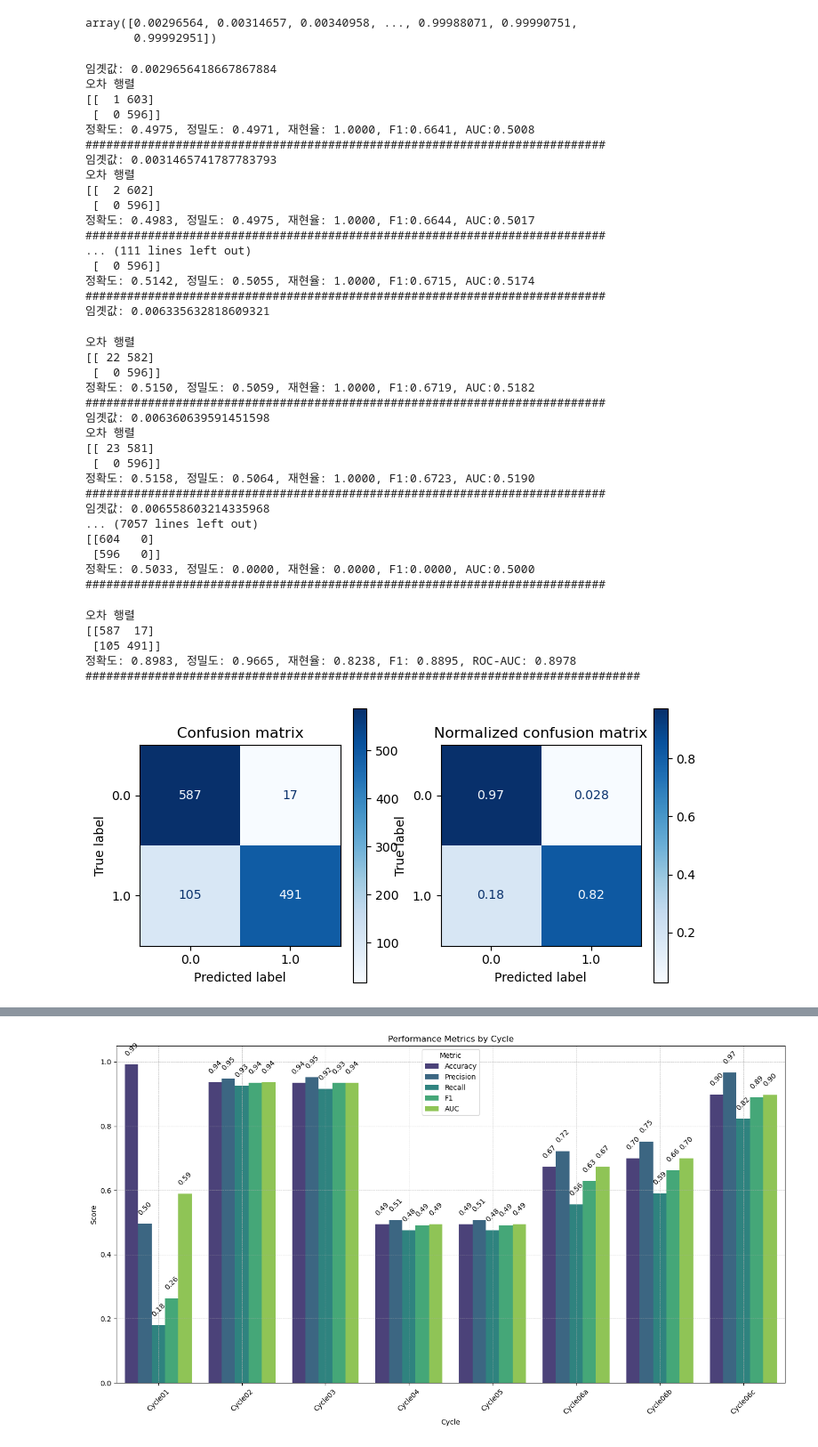
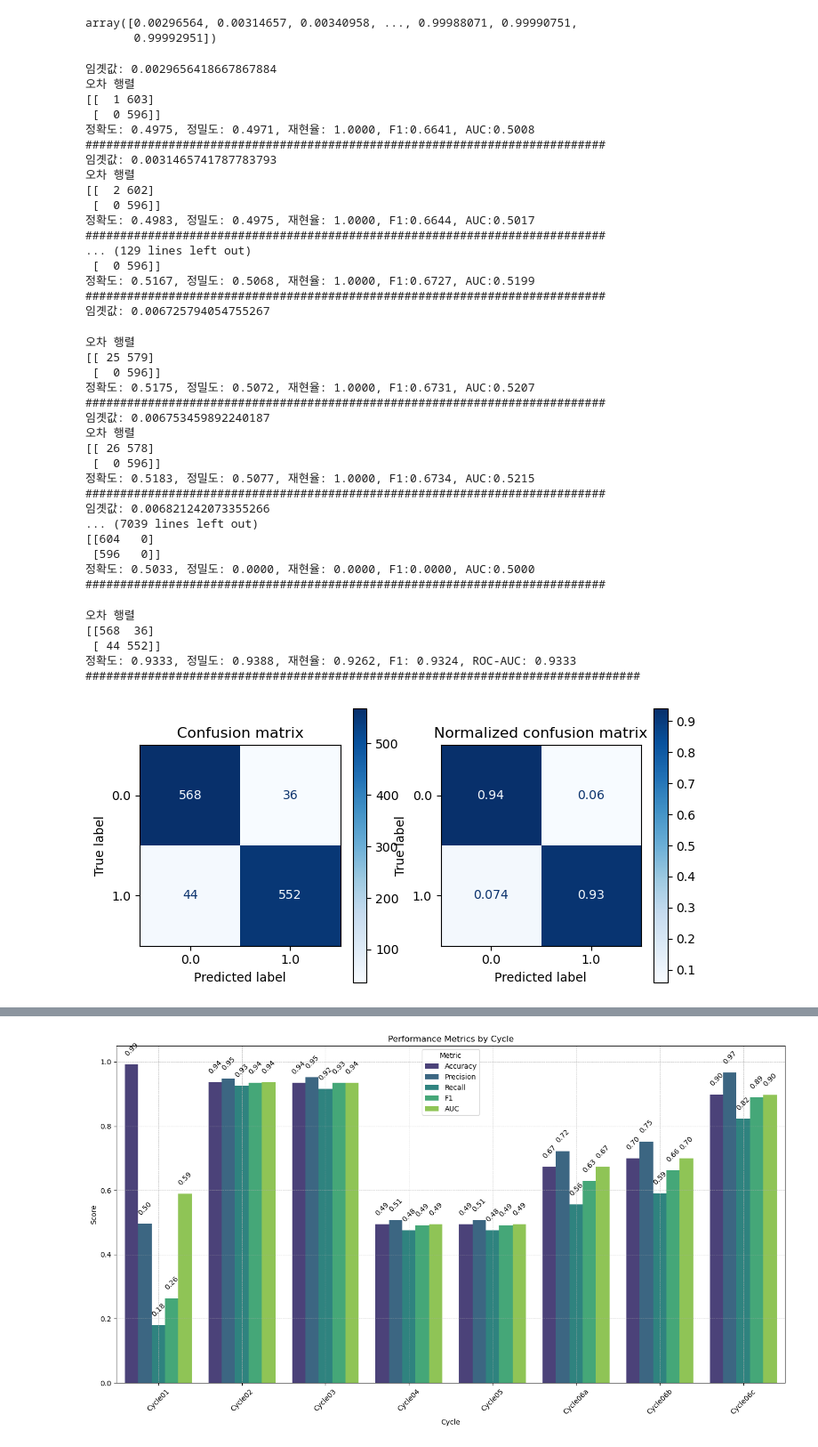
Before and after one commit to kimgusan/Machine_Learning, a Jupyter notebook: c_regression/project/regression_project/p_regression_04/p_Identify_Binary_Star(r_04).ipynb, the cells around one changed output, grey strips where cells are left out. Shown at 89% size. Drawn from its saved outputs; the diff is of its cells as text; code cells hidden in the pictures.

```diff
--- a/c_regression/project/regression_project/p_regression_04/p_Identify_Binary_Star(r_04).ipynb
+++ b/c_regression/project/regression_project/p_regression_04/p_Identify_Binary_Star(r_04).ipynb
@@ -3,8 +3,9 @@
 # %%
 import pandas as pd
 
-train = pd.read_csv('../../datasets/p_cross_train.csv')
-test = pd.read_csv('../../datasets/p_cross_test.csv')
+
+train = pd.read_csv('../../../datasets/p_cross_train.csv')
+test = pd.read_csv('../../../datasets/p_cross_test.csv')
 
 s_df = pd.concat([train, test])
 s_df
@@ -479,6 +482,8 @@ print("Best cross-validation score: {:.3f}".format(grid_lgb.best_score_))
 # %% [output]
 Best parameters: {'C': 1}
 Best cross-validation score: 0.933
+# %%
+prediction = grid_lgb.predict(X_test)
 # %%
 get_evaluation(y_test, prediction, grid_lgb, X_test)
 # %% [output]
@@ -831,24 +835,24 @@ get_evaluation_by_thresholds(y_test, grid_lgb.predict_proba(X_test)[:, 1].reshap
  [  0 596]]
 정확도: 0.4983, 정밀도: 0.4975, 재현율: 1.0000, F1:0.6644, AUC:0.5017
 ###########################################################################
-... (111 lines left out)
+... (129 lines left out)
  [  0 596]]
-정확도: 0.5142, 정밀도: 0.5055, 재현율: 1.0000, F1:0.6715, AUC:0.5174
+정확도: 0.5167, 정밀도: 0.5068, 재현율: 1.0000, F1:0.6727, AUC:0.5199
 ###########################################################################
-임곗값: 0.006335632818609321
+임곗값: 0.006725794054755267
 오차 행렬
-[[ 22 582]
+[[ 25 579]
  [  0 596]]
-정확도: 0.5150, 정밀도: 0.5059, 재현율: 1.0000, F1:0.6719, AUC:0.5182
+정확도: 0.5175, 정밀도: 0.5072, 재현율: 1.0000, F1:0.6731, AUC:0.5207
 ###########################################################################
-임곗값: 0.006360639591451598
+임곗값: 0.006753459892240187
 오차 행렬
-[[ 23 581]
+[[ 26 578]
  [  0 596]]
-정확도: 0.5158, 정밀도: 0.5064, 재현율: 1.0000, F1:0.6723, AUC:0.5190
+정확도: 0.5183, 정밀도: 0.5077, 재현율: 1.0000, F1:0.6734, AUC:0.5215
 ###########################################################################
-임곗값: 0.006558603214335968
-... (7057 lines left out)
+임곗값: 0.006821242073355266
+... (7039 lines left out)
 [[604   0]
  [596   0]]
 정확도: 0.5033, 정밀도: 0.0000, 재현율: 0.0000, F1:0.0000, AUC:0.5000
@@ -885,16 +889,18 @@ def get_evaluation_by_custom_proba(y_test, prediction, visualize=False):
             disp.ax_.set_title(title)
         plt.show()
 # %%
-binarizer = Binarizer(threshold=0.8558796444911337)
+# binarizer = Binarizer(threshold=0.8558796444911337)
+binarizer = Binarizer(threshold=0.543492311091449)
+
 custom_prediction = binarizer.fit_transform(grid_lgb.predict_proba(X_test)[:, 1].reshape(-1, 1))
 get_evaluation_by_custom_proba(y_test, custom_prediction, True)
 # %% [output]
 오차 행렬
-[[587  17]
- [105 491]]
-정확도: 0.8983, 정밀도: 0.9665, 재현율: 0.8238, F1: 0.8895, ROC-AUC: 0.8978
+[[568  36]
+ [ 44 552]]
+정확도: 0.9333, 정밀도: 0.9388, 재현율: 0.9262, F1: 0.9324, ROC-AUC: 0.9333
 ################################################################################
-[figure, old version]
+[figure, new version]
 # %%
 from sklearn.metrics import roc_curve
 
```
Also changed, not shown: parts of 9 cells of this notebook, 1 other file.
